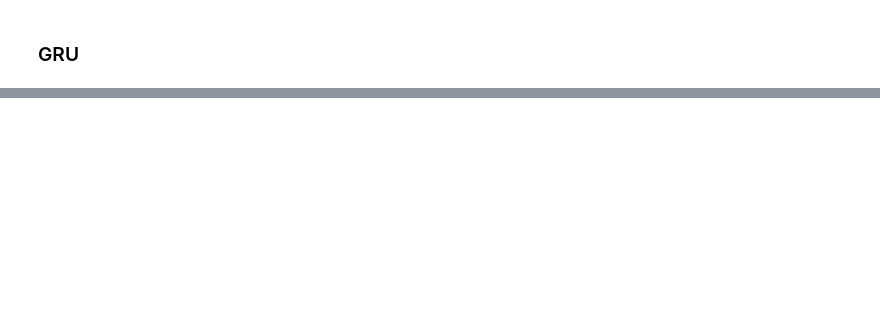
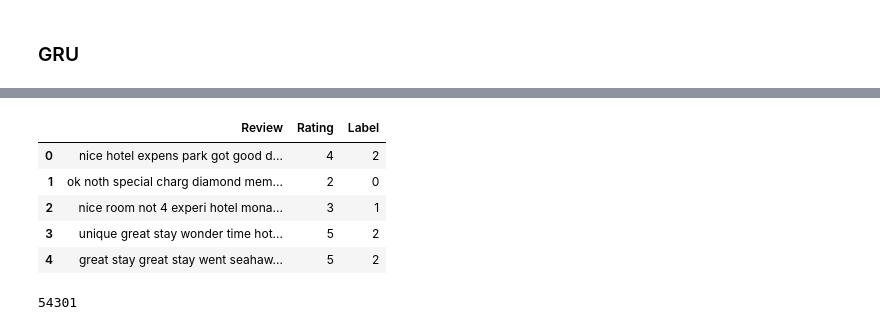
Before and after one commit to dsabljic/UUI-NLP-u-ugostiteljstvu, a Jupyter notebook: SentimentAnalysis.ipynb, the cells around one changed output, grey strips where cells are left out. Drawn from its saved outputs; the diff is of its cells as text; code cells hidden in the pictures; blank space fills up the shorter version.

```diff
--- a/SentimentAnalysis.ipynb
+++ b/SentimentAnalysis.ipynb
@@ -379,0 +367,3 @@ Test Accuracy: 0.8082458972930908
+# %%
+df = pd.read_csv('https://raw.githubusercontent.com/dsabljic/UUI-NLP-u-ugostiteljstvu/master/data/tripadvisor_hotel_reviews.csv')
+df.head()
@@ -379,0 +377,23 @@ Test Accuracy: 0.8082458972930908
+# %%
+df['Label'] = df['Rating'].apply(lambda x: 0 if x in [1, 2] else (1 if x == 3 else 2))
+# %%
+stemmer = SnowballStemmer("english")
+
+def custom_preprocessing(text):
+    # Stem words to reduce the number of distinct words - this should reduce overfitting
+    text = " ".join(stemmer.stem(word) for word in text.split())
+    # Ensure the comma (sentence separator) gets its own token and is not stripped out
+    # text = re.sub(r', ', r' newsentence ', text)
+    text = re.sub(r'[^\w\s]', '', text)
+    return text
+# %%
+df['Review'] = df['Review'].apply(custom_preprocessing)
+# %%
+df.head()
+# %% [output]
+|  | Review | Rating | Label |
+| 0 | nice hotel expens park got good d... | 4 | 2 |
+| 1 | ok noth special charg diamond mem... | 2 | 0 |
+| 2 | nice room not 4 experi hotel mona... | 3 | 1 |
+| 3 | unique great stay wonder time hot... | 5 | 2 |
+| 4 | great stay great stay went seahaw... | 5 | 2 |
@@ -379,0 +415,7 @@ Test Accuracy: 0.8082458972930908
+# %%
+# Adding 1 to store dimensions for words for which no pretrained word embeddings exist
+
+vocab_length = len(word_tokenizer.word_index) + 1
+vocab_length
+# %% [output]
+54301
```
Also changed, not shown: parts of 19 cells of this notebook.
